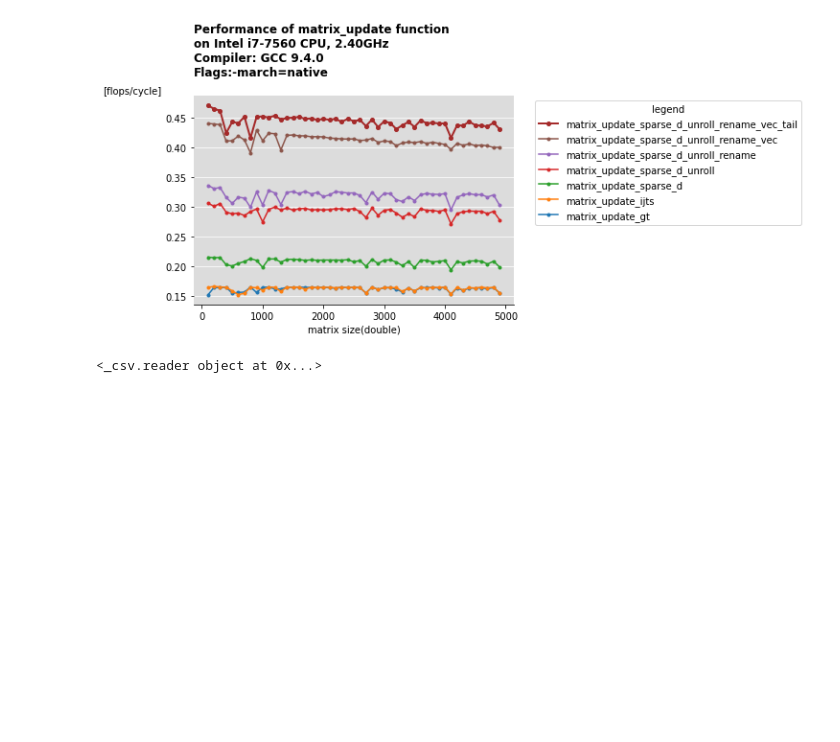
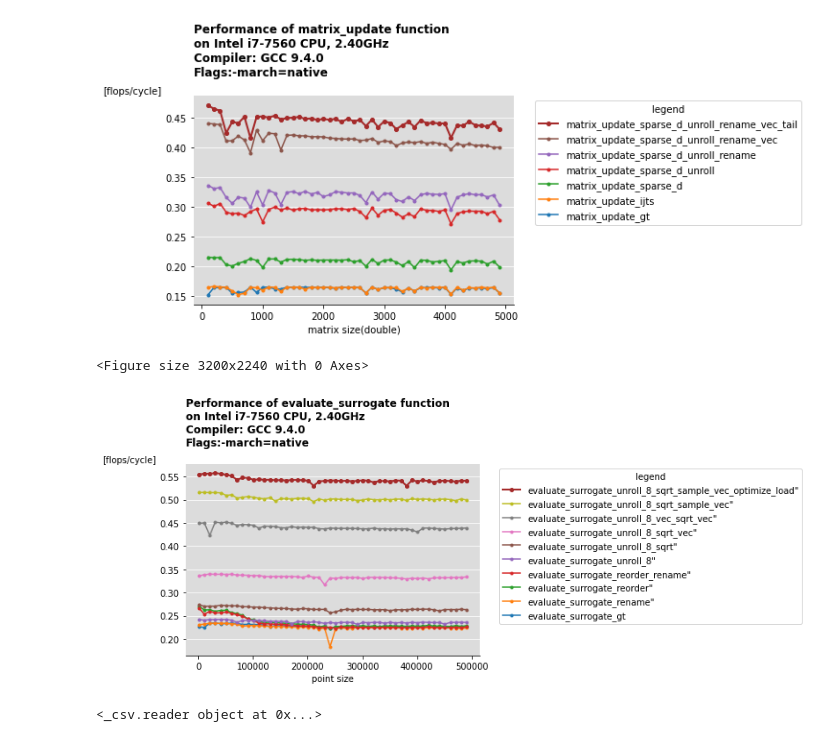
Before and after one commit to zhangganlin/OPUS-via-Bunch-Kaufman-pivoting-and-standard-optimization, a Jupyter notebook: script/plot.ipynb, the cells around one changed output. Cells and saved outputs as stored; diff of their text form; code cells hidden in the pictures; blank space fills up the shorter version.

Commit message:
change plots

```diff
--- a/script/plot.ipynb
+++ b/script/plot.ipynb
@@ -55,6 +55,11 @@ plot_step_performances("../output/matrix_update.txt", "matrix_update", "matrix s
 The PostScript backend does not support transparency; partially transparent artists will be rendered opaque.
 <Figure size 3200x2240 with 0 Axes>
 [figure]
+# %%
+plot_step_performances("../output/eval_surr.txt", "evaluate_surrogate", "point size",  save=True, save_dir = './output_eval_surr.eps')
+# %% [output]
+<Figure size 3200x2240 with 0 Axes>
+[figure, added]
 # %%
 plot_blocksize_speedup('../output/blocksize_speedup.txt', save=True, save_dir = './output_baseline_solver_d4.eps')
 # %% [output]
```
Also changed, not shown: 1 other file.
